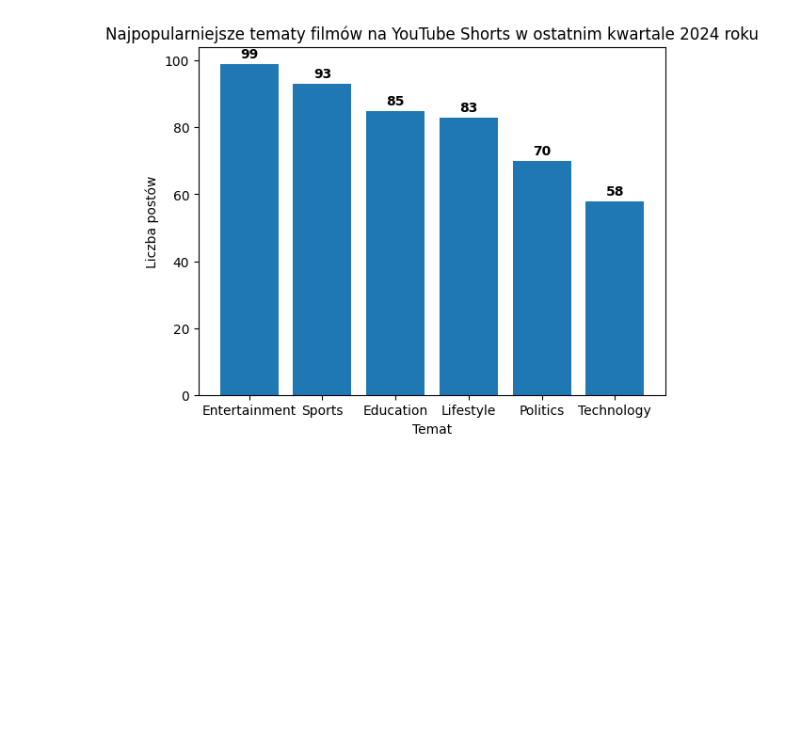
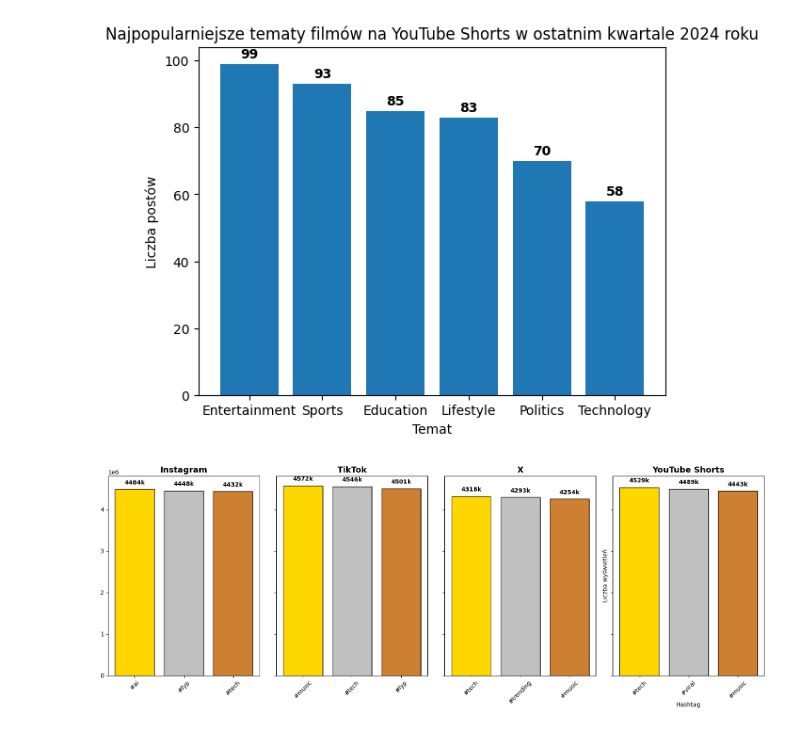
Before and after one commit to Zajecia-na-PWr-LR/lista-1-tomek2005, a Jupyter notebook: UczenieMaszynowe_25_26_Lista1.ipynb, the cells around one changed output. Saved outputs shown, nothing was run; the diff lists cells and outputs as text; code cells hidden in the pictures; blank space fills up the shorter version.

```diff
--- a/UczenieMaszynowe_25_26_Lista1.ipynb
+++ b/UczenieMaszynowe_25_26_Lista1.ipynb
@@ -215,0 +214,43 @@ plt.show()
+# %%
+df_tags = df2.copy()
+
+df_tags['single_hashtag'] = df_tags['hashtags'].str.split()
+df_tags = df_tags.explode('single_hashtag')
+
+
+hashtag_performance = df_tags.groupby(['platform', 'single_hashtag'])['views'].mean().reset_index()
+hashtag_performance = hashtag_performance.sort_values(by=['platform', 'views'], ascending=[True, False])
+top_hashtags = hashtag_performance.groupby('platform').head(3)
+
+
+
+
+platforms = top_hashtags['platform'].unique()
+fig, axes = plt.subplots(1, len(platforms), figsize=(16, 6), sharey=True)
+
+
+colors = ['gold', 'silver', '#cd7f32']
+
+for i, platform in enumerate(platforms):
+    data = top_hashtags[top_hashtags['platform'] == platform]
+
+    bars = axes[i].bar(data['single_hashtag'], data['views'], color=colors, edgecolor='black')
+
+    axes[i].set_title(f'{platform}', fontsize=14, fontweight='bold')
+    axes[i].tick_params(axis='x', rotation=45)
+
+    for bar in bars:
+        yval = bar.get_height()
+        axes[i].text(bar.get_x() + bar.get_width()/2, yval + (yval * 0.02),
+                     f'{int(yval/1000)}k', ha='center', va='bottom', fontweight='bold')
+
+
+plt.xlabel('Hashtag')
+plt.ylabel('Liczba wyświetleń')
+
+
+
+plt.tight_layout()
+plt.show()
+# %% [output]
+[figure, added]
```
Also changed, not shown: parts of 2 cells of this notebook.
